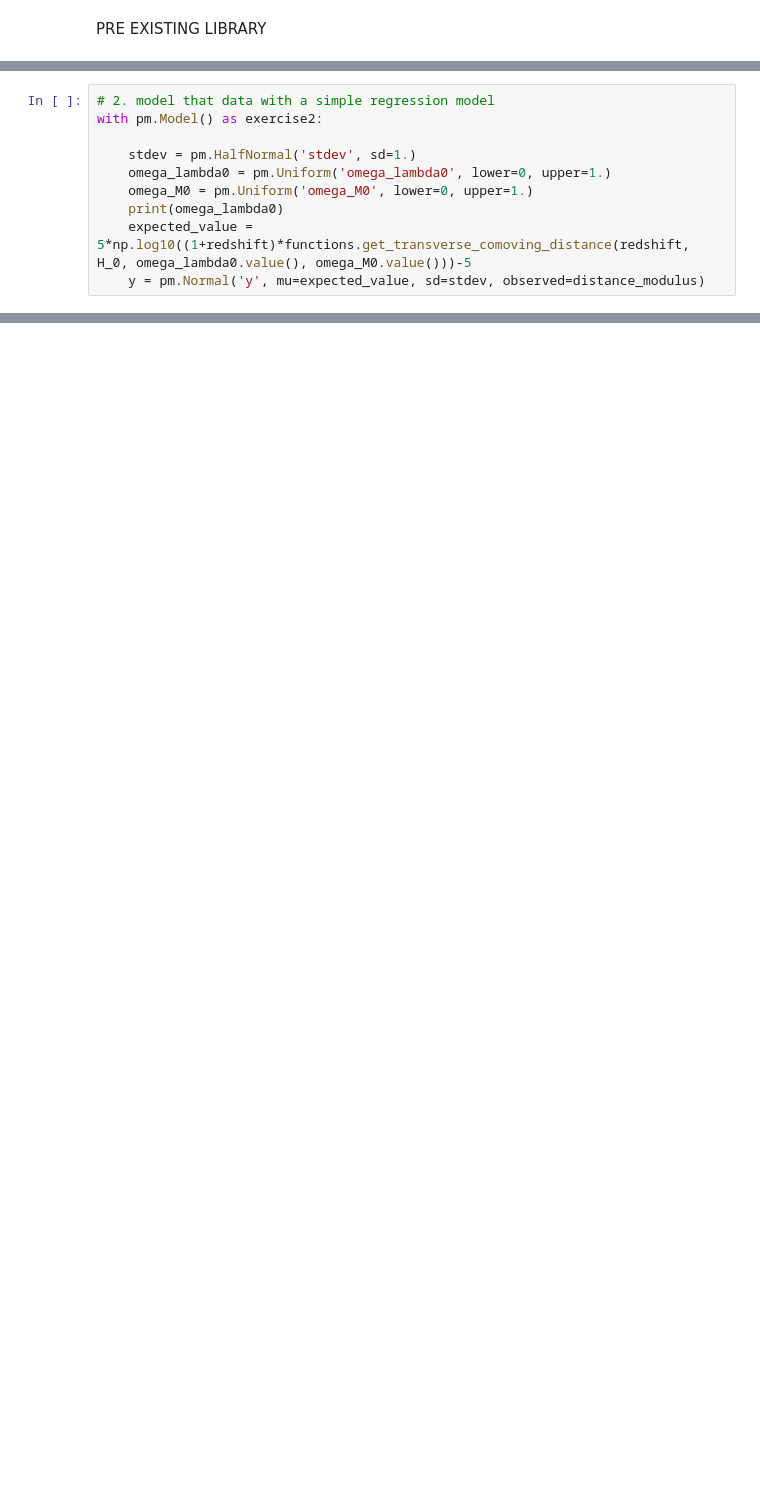
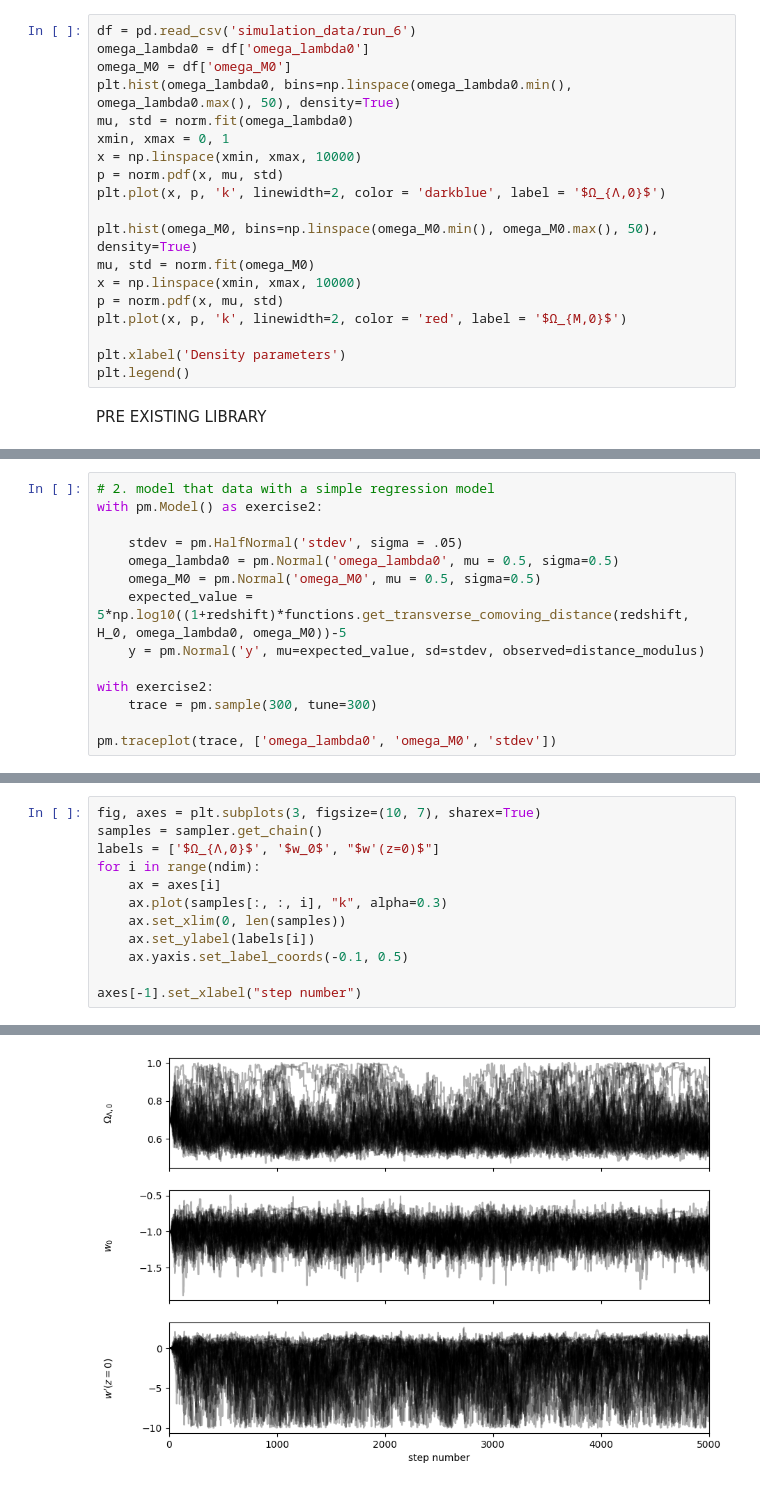
Before and after one commit to BradleyMak/Supernova_Cosmology, a Jupyter notebook: extension.ipynb, the cells around one changed output, grey strips where cells are left out. Saved outputs shown, nothing was run; the diff lists cells and outputs as text; blank space fills up the shorter version.

```diff
--- a/extension.ipynb
+++ b/extension.ipynb
@@ -628,3 +578,22 @@ print(np.exp(-10*(783.355870229238-783.2563878419572)))
+# %%
+df = pd.read_csv('simulation_data/run_6')
+omega_lambda0 = df['omega_lambda0']
+omega_M0 = df['omega_M0']
+plt.hist(omega_lambda0, bins=np.linspace(omega_lambda0.min(), omega_lambda0.max(), 50), density=True)
+mu, std = norm.fit(omega_lambda0)
+xmin, xmax = 0, 1
+x = np.linspace(xmin, xmax, 10000)
+p = norm.pdf(x, mu, std)
+plt.plot(x, p, 'k', linewidth=2, color = 'darkblue', label = '$Ω_{Λ,0}$')
+
+plt.hist(omega_M0, bins=np.linspace(omega_M0.min(), omega_M0.max(), 50), density=True)
+mu, std = norm.fit(omega_M0)
+x = np.linspace(xmin, xmax, 10000)
+p = norm.pdf(x, mu, std)
+plt.plot(x, p, 'k', linewidth=2, color = 'red', label = '$Ω_{M,0}$')
+
+plt.xlabel('Density parameters')
+plt.legend()
 # %% [markdown]
 PRE EXISTING LIBRARY
 # %%
@@ -654,9 +603,13 @@ Wall time: 3.43 s
 # 2. model that data with a simple regression model
 with pm.Model() as exercise2:
 
-    stdev = pm.HalfNormal('stdev', sd=1.)
-    omega_lambda0 = pm.Uniform('omega_lambda0', lower=0, upper=1.)
-    omega_M0 = pm.Uniform('omega_M0', lower=0, upper=1.)
-    print(omega_lambda0)
-    expected_value = 5*np.log10((1+redshift)*functions.get_transverse_comoving_distance(redshift, H_0, omega_lambda0.value(), omega_M0.value()))-5
+    stdev = pm.HalfNormal('stdev', sigma = .05)
+    omega_lambda0 = pm.Normal('omega_lambda0', mu = 0.5, sigma=0.5)
+    omega_M0 = pm.Normal('omega_M0', mu = 0.5, sigma=0.5)
+    expected_value = 5*np.log10((1+redshift)*functions.get_transverse_comoving_distance(redshift, H_0, omega_lambda0, omega_M0))-5
     y = pm.Normal('y', mu=expected_value, sd=stdev, observed=distance_modulus)
+
+with exercise2:
+    trace = pm.sample(300, tune=300)
+
+pm.traceplot(trace, ['omega_lambda0', 'omega_M0', 'stdev'])
@@ -706,0 +769,13 @@ ValueError: Not enough samples to build a trace.
+# %%
+fig, axes = plt.subplots(3, figsize=(10, 7), sharex=True)
+samples = sampler.get_chain()
+labels = ['$Ω_{Λ,0}$', '$w_0$', "$w'(z=0)$"]
+for i in range(ndim):
+    ax = axes[i]
+    ax.plot(samples[:, :, i], "k", alpha=0.3)
+    ax.set_xlim(0, len(samples))
+    ax.set_ylabel(labels[i])
+    ax.yaxis.set_label_coords(-0.1, 0.5)
+
+axes[-1].set_xlabel("step number")
+# %% [output]
@@ -706,0 +783 @@ ValueError: Not enough samples to build a trace.
+[figure, added]
```
Also changed, not shown: parts of 45 cells of this notebook, 2 other files.
